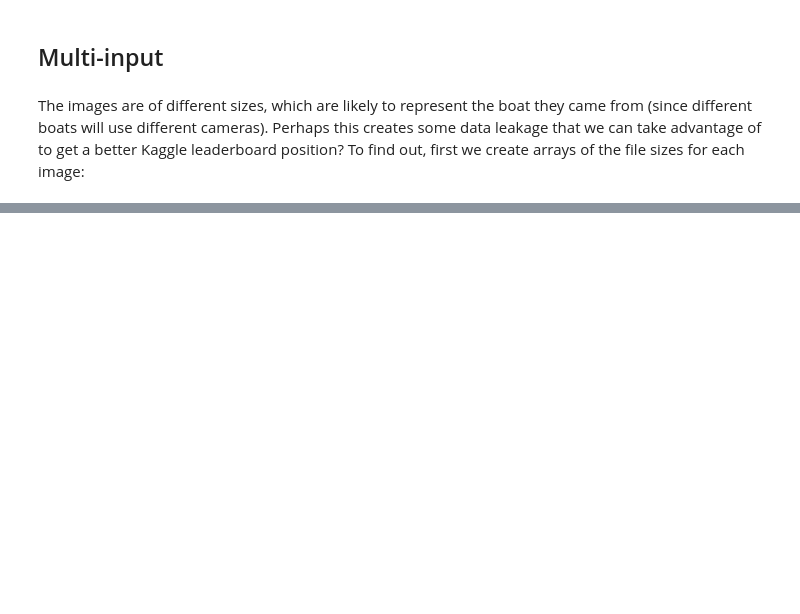
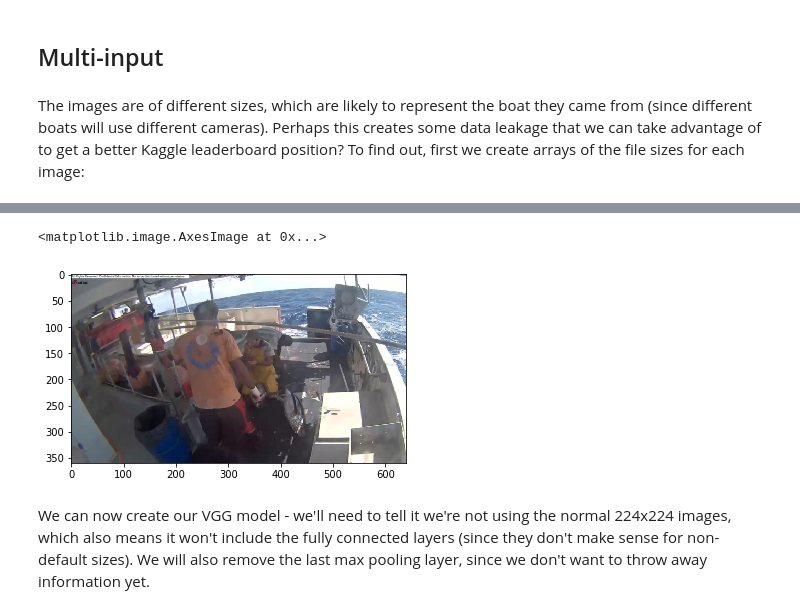
Before and after one commit to tedtang77/kaggle-fish, a Jupyter notebook: lesson7_prac1.ipynb, the cells around one changed output, grey strips where cells are left out. Saved outputs shown, nothing was run; the diff lists cells and outputs as text; code cells hidden in the pictures; blank space fills up the shorter version.

```diff
--- a/lesson7_prac1.ipynb
+++ b/lesson7_prac1.ipynb
@@ -183,0 +567,2 @@ The images are of different sizes, which are likely to represent the boat they c
+# %%
+test_data_resize = load_array(result_path+'test_640.dat')
@@ -183,0 +576,7 @@ The images are of different sizes, which are likely to represent the boat they c
+# %%
+plt.imshow(np.rollaxis(test_data_resize[50], 0, 3).astype(np.uint8))
+# %% [output]
+<matplotlib.image.AxesImage at 0x...>
+[figure, added]
+# %% [markdown]
+We can now create our VGG model - we'll need to tell it we're not using the normal 224x224 images, which also means it won't include the fully connected layers (since they don't make sense for non-default sizes). We will also remove the last max pooling layer, since we don't want to throw away information yet.
```
Also changed, not shown: parts of 191 cells of this notebook, 4 other files.
